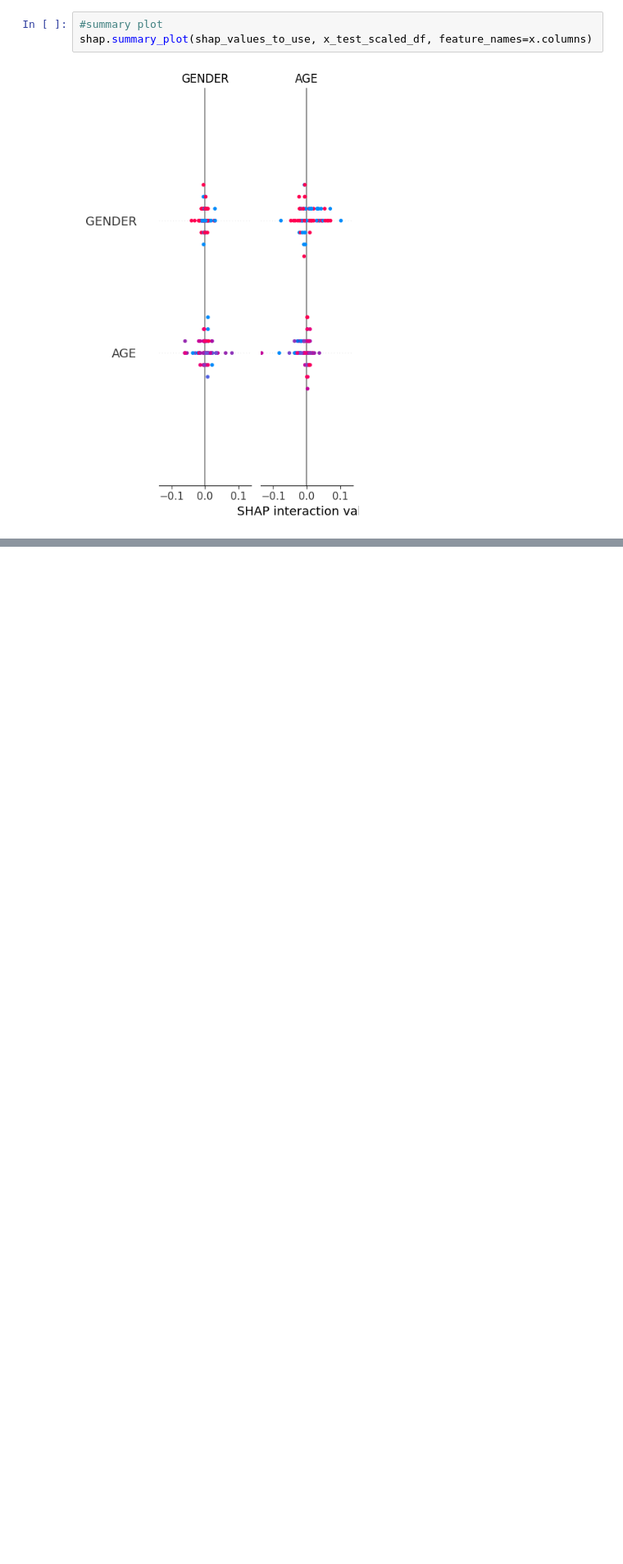
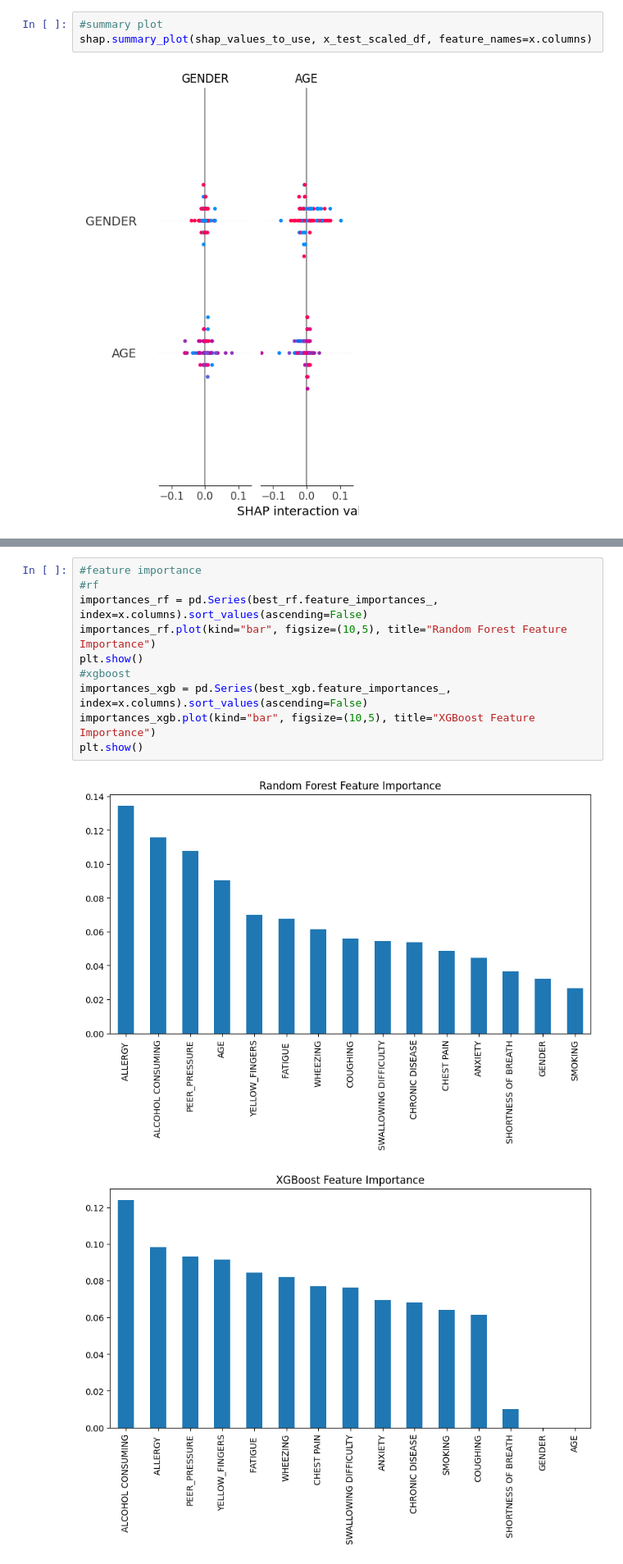
Before and after one commit to aashshahh/lung-cancer-prediction-ml, a Jupyter notebook: notebooks/lung_cancer_model.ipynb, the cells around one changed output, grey strips where cells are left out. Shown at 82% size. Cells and saved outputs as stored; diff of their text form; blank space fills up the shorter version.

```diff
--- a/notebooks/lung_cancer_model.ipynb
+++ b/notebooks/lung_cancer_model.ipynb
@@ -234,0 +429,13 @@ shap.summary_plot(shap_values_to_use, x_test_scaled_df, feature_names=x.columns)
+# %%
+#feature importance
+#rf
+importances_rf = pd.Series(best_rf.feature_importances_, index=x.columns).sort_values(ascending=False)
+importances_rf.plot(kind="bar", figsize=(10,5), title="Random Forest Feature Importance")
+plt.show()
+#xgboost
+importances_xgb = pd.Series(best_xgb.feature_importances_, index=x.columns).sort_values(ascending=False)
+importances_xgb.plot(kind="bar", figsize=(10,5), title="XGBoost Feature Importance")
+plt.show()
+# %% [output]
+[figure, added]
+[figure, added]
```
Also changed, not shown: parts of 9 cells of this notebook, 8 other files.
